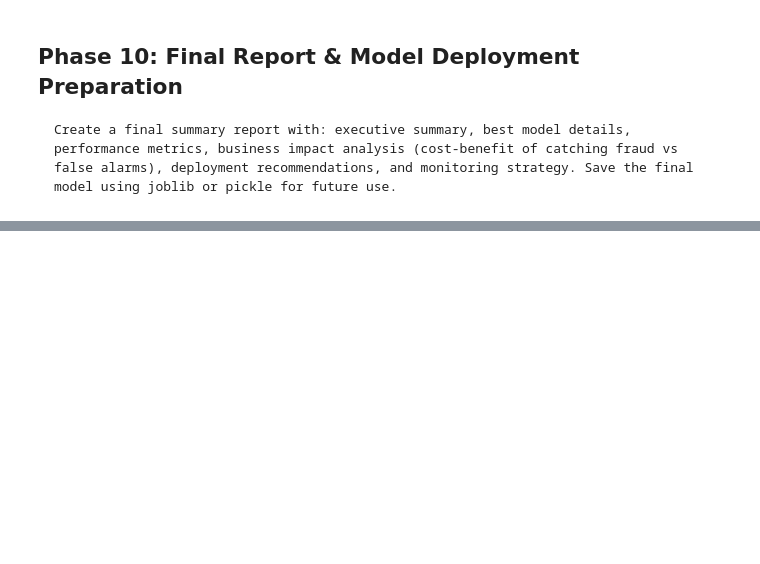
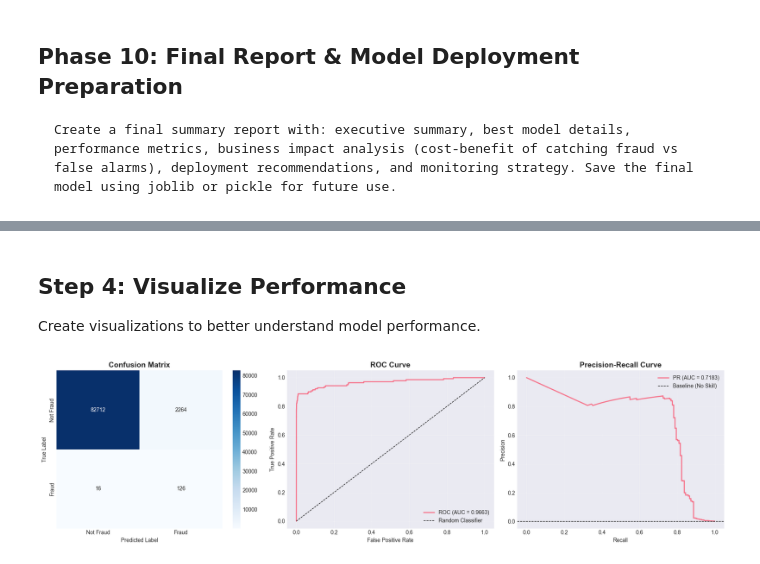
Before and after one commit to johnpospisil/credit-fraud-detection, a Jupyter notebook: credit-fraud-detection.ipynb, the cells around one changed output, grey strips where cells are left out. Drawn from its saved outputs; the diff is of its cells as text; code cells hidden in the pictures; blank space fills up the shorter version.

Commit message:
Data preprocessing, feature engineering, and baseline model

```diff
--- a/credit-fraud-detection.ipynb
+++ b/credit-fraud-detection.ipynb
@@ -677,0 +688,8 @@ Create a final summary report with: executive summary, best model details, perfo
+# %%
+# Remove duplicate rows
+print("Original dataset shape:", df.shape)
+print(f"Number of duplicates: {df.duplicated().sum()}")
+
+df_clean = df.drop_duplicates()
+print(f"Dataset shape after removing duplicates: {df_clean.shape}")
+print(f"Rows removed: {df.shape[0] - df_clean.shape[0]}")
@@ -677,0 +1038,44 @@ Create a final summary report with: executive summary, best model details, perfo
+# %% [markdown]
+## Step 4: Visualize Performance
+
+Create visualizations to better understand model performance.
+# %%
+import matplotlib.pyplot as plt
+import seaborn as sns
+from sklearn.metrics import roc_curve
+
+# Create a figure with subplots
+fig, axes = plt.subplots(1, 3, figsize=(18, 5))
+
+# 1. Confusion Matrix Heatmap
+sns.heatmap(cm, annot=True, fmt='d', cmap='Blues', ax=axes[0],
+            xticklabels=['Not Fraud', 'Fraud'],
+            yticklabels=['Not Fraud', 'Fraud'])
+axes[0].set_title('Confusion Matrix', fontsize=14, fontweight='bold')
+axes[0].set_ylabel('True Label')
+axes[0].set_xlabel('Predicted Label')
+
+# 2. ROC Curve
+fpr, tpr, _ = roc_curve(y_test, y_pred_proba)
+axes[1].plot(fpr, tpr, linewidth=2, label=f'ROC (AUC = {roc_auc:.4f})')
+axes[1].plot([0, 1], [0, 1], 'k--', linewidth=1, label='Random Classifier')
+axes[1].set_xlabel('False Positive Rate')
+axes[1].set_ylabel('True Positive Rate')
+axes[1].set_title('ROC Curve', fontsize=14, fontweight='bold')
+axes[1].legend()
+axes[1].grid(alpha=0.3)
+
+# 3. Precision-Recall Curve
+axes[2].plot(recall, precision, linewidth=2, label=f'PR (AUC = {pr_auc:.4f})')
+axes[2].axhline(y=(y_test==1).sum()/len(y_test), color='k', linestyle='--',
+                linewidth=1, label='Baseline (No Skill)')
+axes[2].set_xlabel('Recall')
+axes[2].set_ylabel('Precision')
+axes[2].set_title('Precision-Recall Curve', fontsize=14, fontweight='bold')
+axes[2].legend()
+axes[2].grid(alpha=0.3)
+
+plt.tight_layout()
+plt.show()
+# %% [output]
+[figure, added]
```
Also changed, not shown: parts of 20 cells of this notebook, 1 other file.
